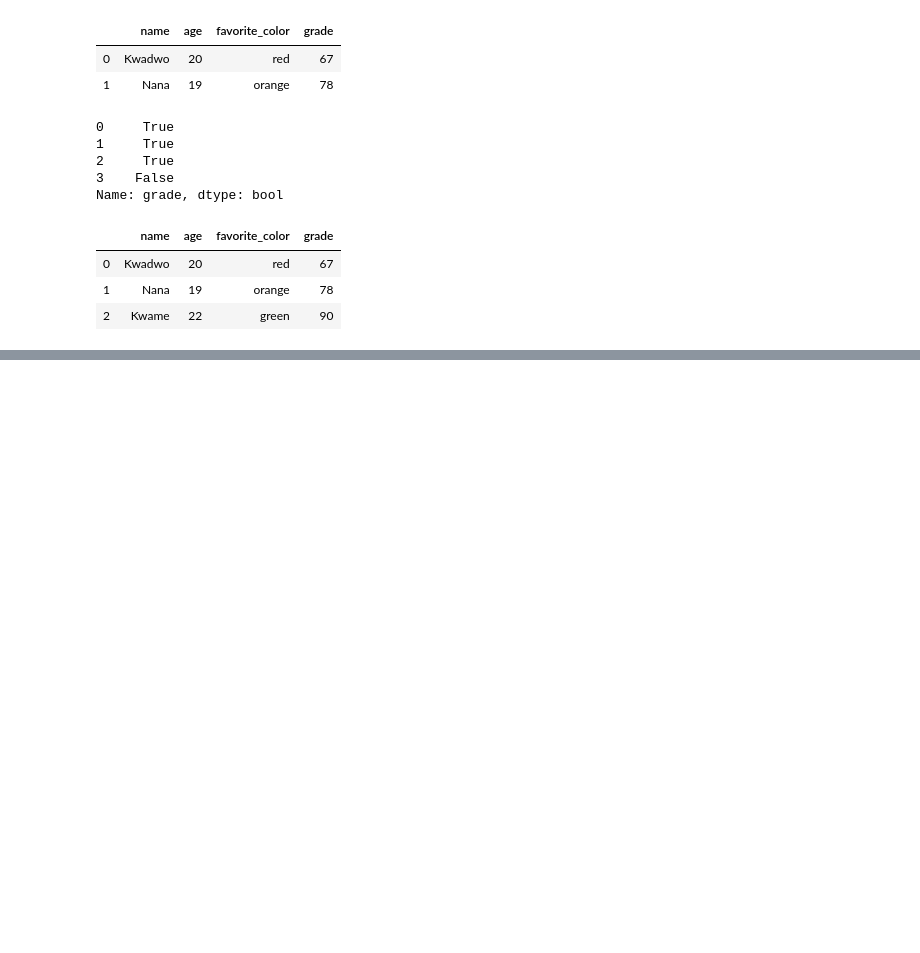
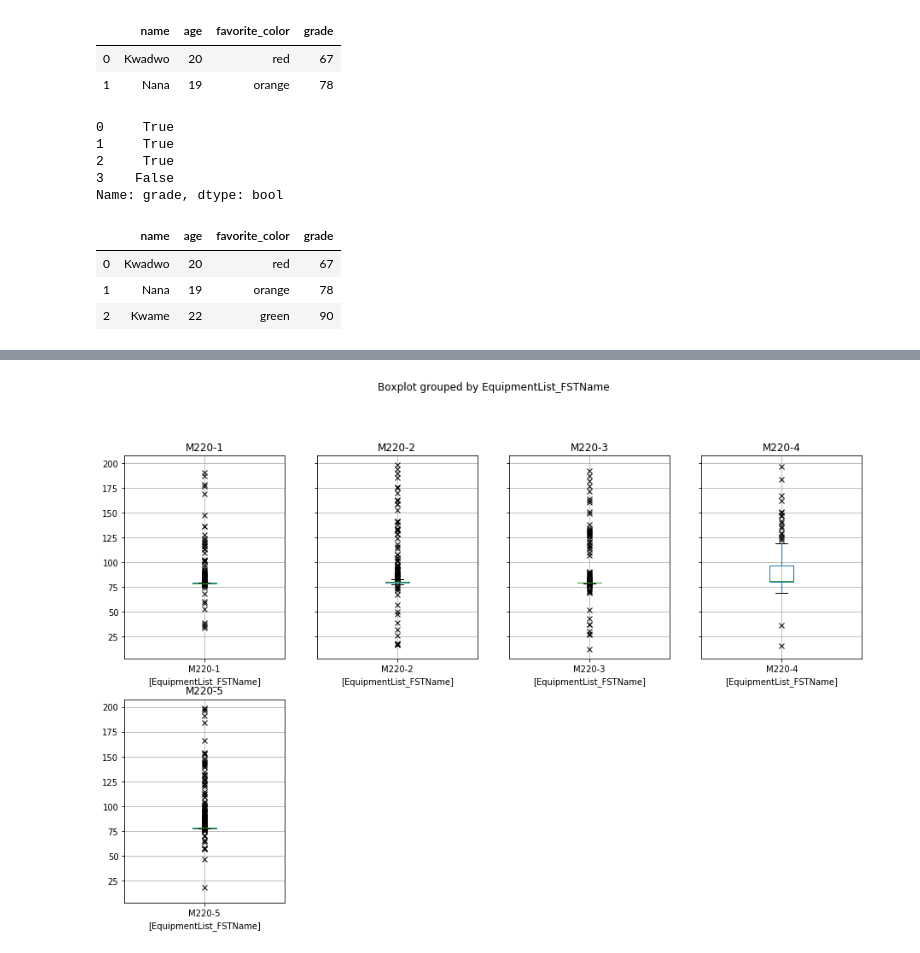
Before and after one commit to macca69/juptrain, a Jupyter notebook: Training Hans.ipynb, the cells around one changed output, grey strips where cells are left out. Cells and saved outputs as stored; diff of their text form; code cells hidden in the pictures; blank space fills up the shorter version.

```diff
--- a/Training Hans.ipynb
+++ b/Training Hans.ipynb
@@ -275,0 +574,5 @@ df[df.grade>60]
+# %%
+# Subplots
+TDs.groupby('EquipmentList_FSTName').boxplot(by='EquipmentList_FSTName', sym='x', layout=(3,4), figsize=(15,15), sharey=True);
+# %% [output]
+[figure, added]
```
Also changed, not shown: parts of 67 cells of this notebook, 2 other files.
